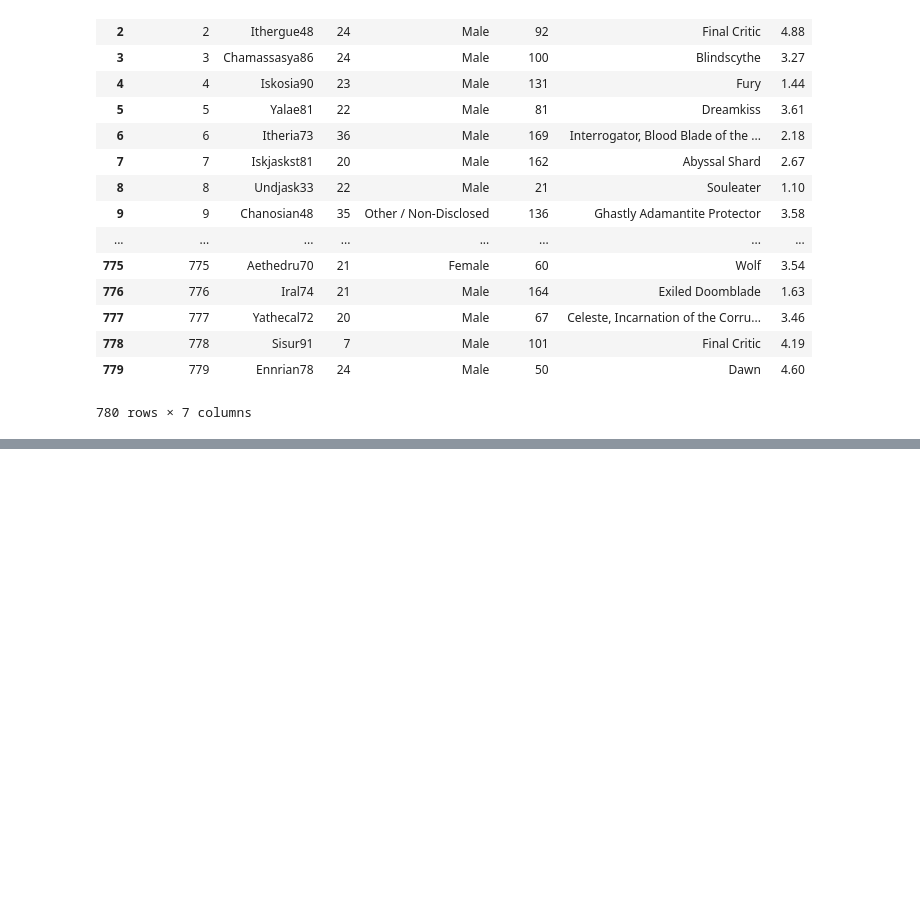
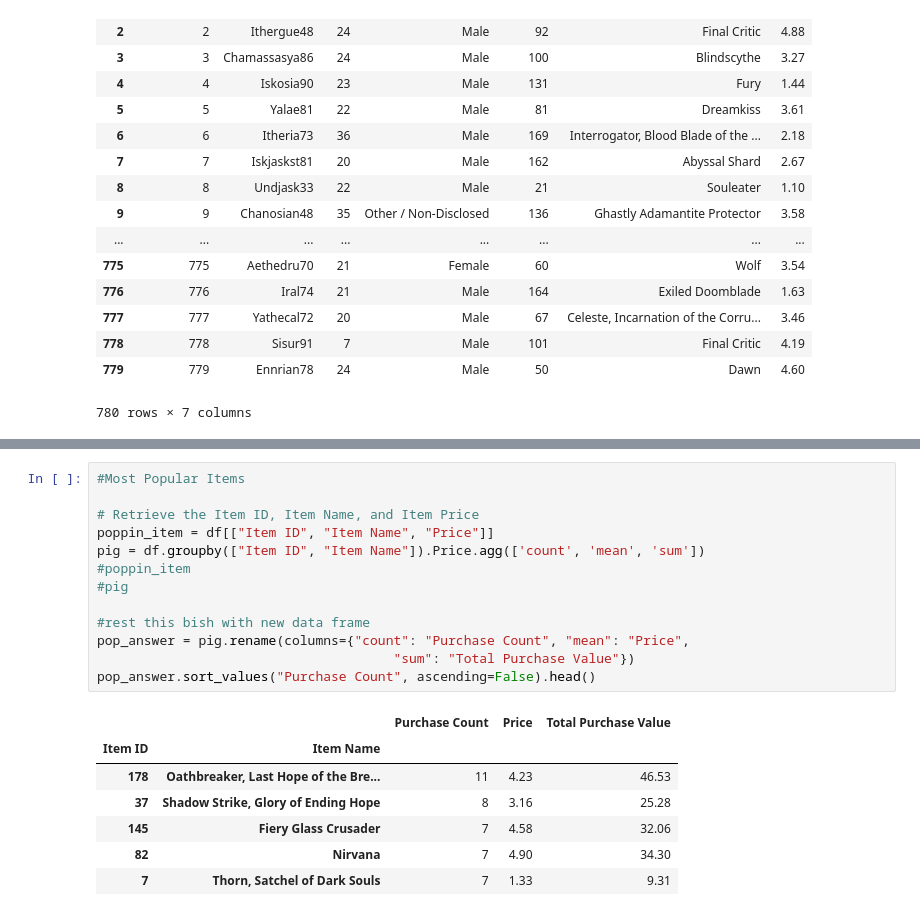
Before and after one commit to hah24ley/Panda-HW, a Jupyter notebook: Heros-HW.ipynb, the cells around one changed output, grey strips where cells are left out. Saved outputs shown, nothing was run; the diff lists cells and outputs as text; blank space fills up the shorter version.

```diff
--- a/Heros-HW.ipynb
+++ b/Heros-HW.ipynb
@@ -176,2 +217,23 @@ Name: Age, dtype: int64
+# %%
+#Most Popular Items
+
+# Retrieve the Item ID, Item Name, and Item Price
+poppin_item = df[["Item ID", "Item Name", "Price"]]
+pig = df.groupby(["Item ID", "Item Name"]).Price.agg(['count', 'mean', 'sum'])
+#poppin_item
+#pig
+
+#rest this bish with new data frame
+pop_answer = pig.rename(columns={"count": "Purchase Count", "mean": "Price",
+                                      "sum": "Total Purchase Value"})
+pop_answer.sort_values("Purchase Count", ascending=False).head()
+# %% [output]
+|  |  | Purchase Count | Price | Total Purchase Value |
+| Item ID | Item Name |  |  |  |
+| 178 | Oathbreaker, Last Hope of the Bre... | 11 | 4.23 | 46.53 |
+| 37 | Shadow Strike, Glory of Ending Hope | 8 | 3.16 | 25.28 |
+| 145 | Fiery Glass Crusader | 7 | 4.58 | 32.06 |
+| 82 | Nirvana | 7 | 4.90 | 34.30 |
+| 7 | Thorn, Satchel of Dark Souls | 7 | 1.33 | 9.31 |
 # %%
 #Most Profitable Items
```
Also changed, not shown: parts of 17 cells of this notebook, 1 other file.
